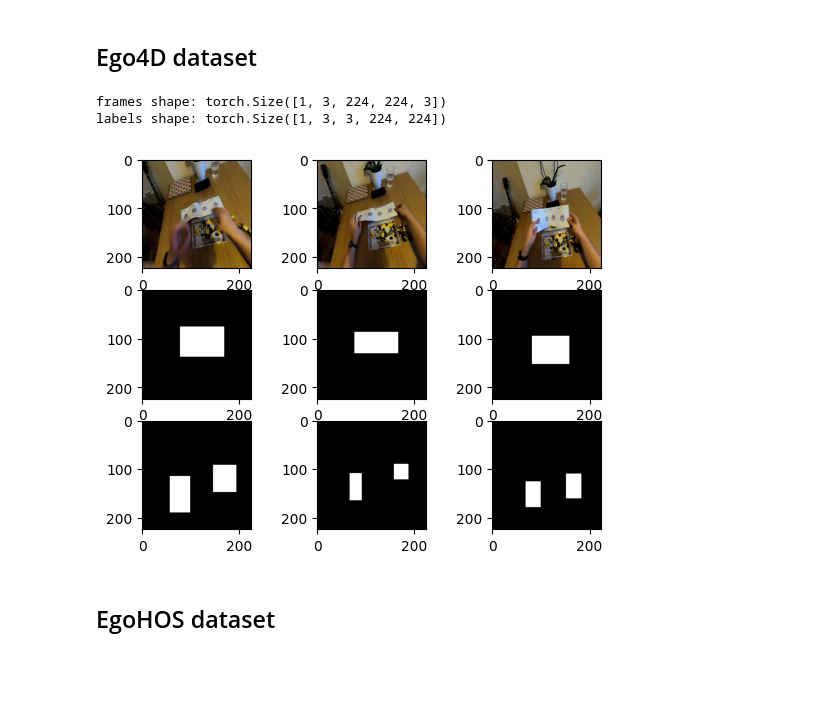
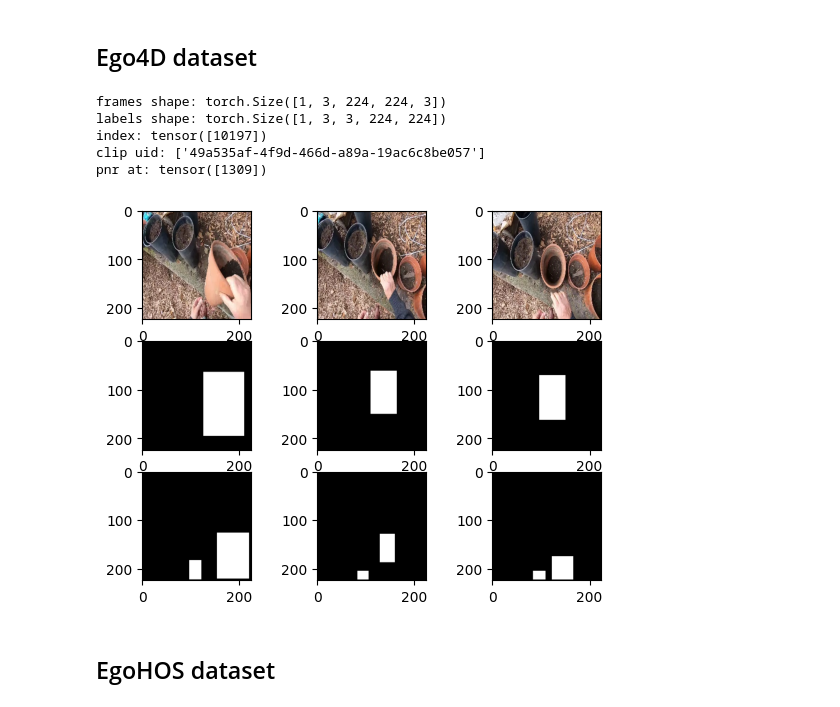
Before and after one commit to pasca-l/hands-and-objects, a Jupyter notebook: objectness_classification/datasets/EDA.ipynb, the cells around one changed output. Cells and saved outputs as stored; diff of their text form; code cells hidden in the pictures; blank space fills up the shorter version.

Commit message:
updated data module

```diff
--- a/objectness_classification/datasets/EDA.ipynb
+++ b/objectness_classification/datasets/EDA.ipynb
@@ -1,12 +1,13 @@
 # %% [markdown]
 # Objectness Classification DataModule EDA
 # %%
+import os
 import matplotlib.pyplot as plt
 
-from ego4d import Ego4DObjnessClsDataset
 from datamodule import ObjnessClsDataModule
 
-dataset_dir = "~/Documents/datasets"
+home = os.path.expanduser("~")
+dataset_dir = os.path.join(home, "Documents/datasets")
 # %% [markdown]
 ## Ego4D dataset
 # %%
@@ -26,15 +29,30 @@ ego4d_dataset = ObjnessClsDataModule(
     dataset_dir=dataset_dir,
     batch_size=1,
     with_transform=False,
+    with_info=True,
 )
 ego4d_dataset.setup()
 
 ego4d_train_dataloader = iter(ego4d_dataset.train_dataloader())
 # ego4d_val_dataloader = iter(ego4d_dataset.val_dataloader())
 # %%
-ego4d_frames, ego4d_labels = next(ego4d_train_dataloader)
-print(f"frames shape: {ego4d_frames.shape}")
-print(f"labels shape: {ego4d_labels.shape}")
+# from tqdm import tqdm
+# for data in tqdm(ego4d_train_dataloader, desc='Searching for specific frame'):
+#     if (
+#         data[2]["clip_uid"][0] == "b8d8bd00-0c7c-4a73-bb3e-5debfa6cb274"
+#         and int(data[2]["pnr_frame_num_clip"][0]) == 6220
+#     ):
+#         ego4d_frames, ego4d_labels, ego4d_info = data
+
+ego4d_frames, ego4d_labels, ego4d_info = next(ego4d_train_dataloader)
+print(
+    f"frames shape: {ego4d_frames.shape}",
+    f"labels shape: {ego4d_labels.shape}",
+    f"index: {ego4d_info['index']}",
+    f"clip uid: {ego4d_info['clip_uid']}",
+    f"pnr at: {ego4d_info['pnr_frame_num_clip']}",
+    sep="\n"
+)
 
 pre_img = ego4d_frames[0][0]
 pre_mask = ego4d_labels[0][0]
@@ -54,34 +72,37 @@ plt.imshow(pre_mask[1])
 plt.gray()
 fig.add_subplot(3, 3, 7)
 plt.imshow(pre_mask[2])
 plt.gray()
 
 fig.add_subplot(3, 3, 2)
 plt.imshow(pnr_img)
 fig.add_subplot(3, 3, 5)
 plt.imshow(pnr_mask[1])
 plt.gray()
 fig.add_subplot(3, 3, 8)
 plt.imshow(pnr_mask[2])
 plt.gray()
 
 fig.add_subplot(3, 3, 3)
 plt.imshow(post_img)
 fig.add_subplot(3, 3, 6)
 plt.imshow(post_mask[1])
 plt.gray()
 fig.add_subplot(3, 3, 9)
 plt.imshow(post_mask[2])
 plt.gray()
 
 plt.show()
 
 plt.clf()
 plt.close()
 # %% [output]
 frames shape: torch.Size([1, 3, 224, 224, 3])
 labels shape: torch.Size([1, 3, 3, 224, 224])
+index: tensor([10197])
+clip uid: ['49a535af-4f9d-466d-a89a-19ac6c8be057']
+pnr at: tensor([1309])
-[figure, old version]
+[figure, new version]
 # %% [markdown]
 ## EgoHOS dataset
 # %%
```
Also changed, not shown: parts of 4 cells of this notebook, 3 other files.
